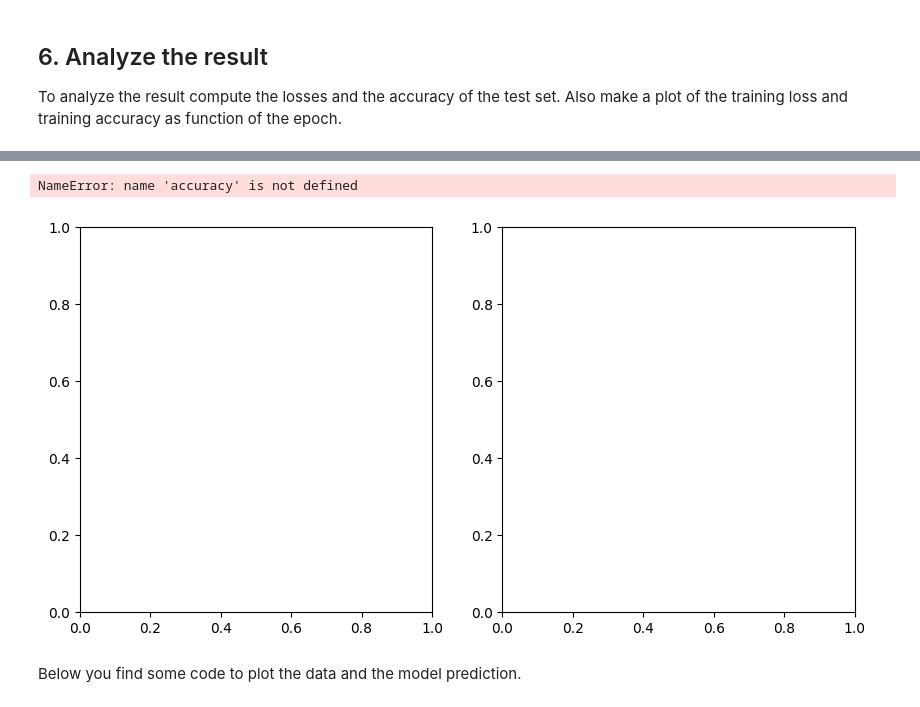
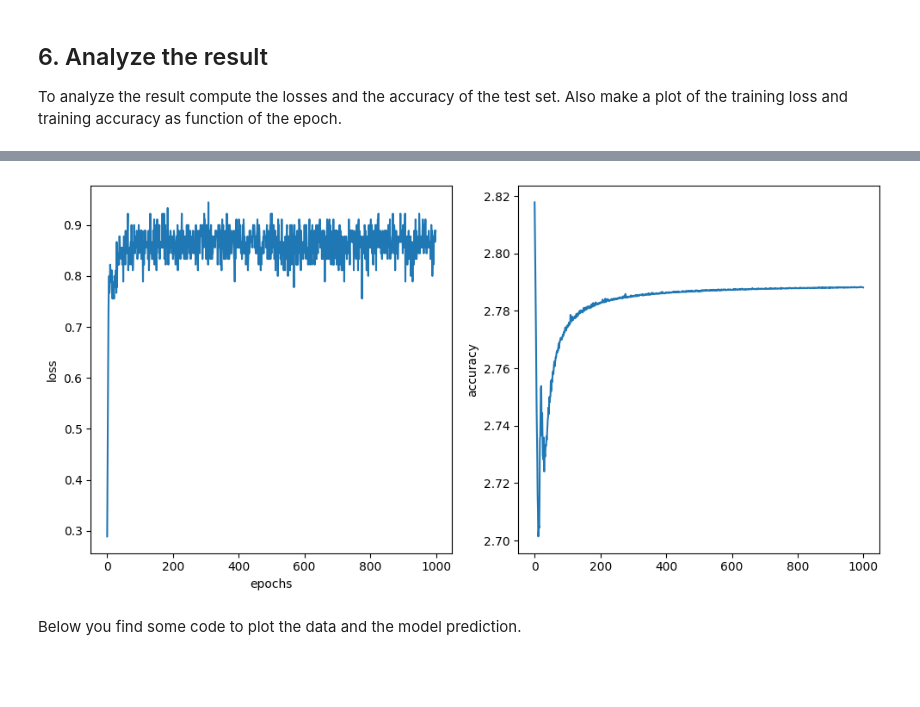
Before and after one commit to mard4/machine-learning, a Jupyter notebook: 5.NN/neural_network_part1_dangelo.ipynb, the cells around one changed output, grey strips where cells are left out. Drawn from its saved outputs; the diff is of its cells as text; code cells hidden in the pictures; blank space fills up the shorter version.

```diff
--- a/5.NN/neural_network_part1_dangelo.ipynb
+++ b/5.NN/neural_network_part1_dangelo.ipynb
@@ -43,16 +43,19 @@ The matrix $\textbf Y$ contains the one-hot encoded labels $\textbf y_i$ of the
 # %%
 #create feature matrix
 X = data[:,:2]
-print(X.shape)
+print("X shape: ",X.shape)
 
 #apply feature scaling to the matix
 from sklearn.preprocessing import StandardScaler, OneHotEncoder
 scaler = StandardScaler()
 X = scaler.fit_transform(X)
+X=X.T
+##print(X)
 
 #create one-hot encoded Y matrix
-#print( "prima",data[:,2].reshape(-1,1))
-Y = data[:,2].reshape(-1,1)
+Y = data[:,2]
 Y = np.eye(2)[Y.astype(int)]
-# print("dopo",Y[0])
+Y=Y.T
+###print(Y)
+print("Y shape: ",Y.shape)
 # %% [output]
@@ -63,7 +67,8 @@ Next you need to split $X$ and $Y$ in a training set (data used to train the net
 # create a train and test dataset with size-ratio 9:1
 from sklearn.model_selection import train_test_split
 
-X_train, X_test, Y_train, Y_test = train_test_split(X, Y, test_size=0.1, random_state=42)
+X_train, X_test, Y_train, Y_test = train_test_split(X.T, Y.T, test_size=0.1, random_state=42)
+X_train, X_test, Y_train, Y_test = X_train.T, X_test.T, Y_train.T, Y_test.T
 
 print(f"X_train shape: {X_train.shape}")
 print(f"X_test shape: {X_test.shape}")
@@ -106,7 +111,7 @@ def sigmoid(z):
     """
 
     '''YOUR CODE GOES HERE '''
-    z = np.float64(z)
+    #z = np.float64(z)
     return 1 / (1 + np.exp(-z))
 
 
@@ -145,8 +150,8 @@ def softmax(z):
 
     '''YOUR CODE GOES HERE '''
 
-    exp_z = np.exp(z- np.max(z, axis=1))
-    return exp_z / np.sum(exp_z, axis=1)
+    exp_z = np.exp(z - np.max(z, axis=1, keepdims=True))
+    return exp_z / np.sum(exp_z, axis=1, keepdims=True)
 # %% [markdown]
 ### Initalize the weights and biases
 The layers are denoted with $l$. Our NN has an input layer ($l=0$), an output layer ($l=L=2$) and a hidden layer ($l=1$).
@@ -171,11 +176,11 @@ n2 = 2
 # no weights and biases
 
 # hidden layer (l=1)
-W1 = np.random.rand(n1,n0) * 0.01
+W1 = np.random.normal(scale=np.sqrt(1/n0), size=(n1,n0))
 b1 = np.zeros((n1,1))
 
 # output layer (l=2)
-W2 = np.random.rand(n2,n1) * 0.01
+W2 = np.random.normal(scale=np.sqrt(1/n1), size=(n2,n1))
 b2 = np.zeros((n2,1))
 # %% [markdown]
 ## 5. Train the NN
@@ -263,19 +315,21 @@ To analyze the result compute the losses and the accuracy of the test set. Also
 # %%
 # plot the loss and accuracy as function of the epoch number
 '''YOUR CODE GOES HERE '''
 
 fig, (ax1, ax2) = plt.subplots(1, 2, figsize=(10, 5))
-ax1 = plt.plot(accuracy)
-ax1 = plt.xlabel('epochs')
-ax1= plt.ylabel('loss')
-ax2 = plt.plot(loss)
-ax1 = plt.xlabel('epochs')
-ax1= plt.ylabel('accuracy')
+ax1.plot(train_accuracies)
+ax1.set_xlabel('epochs')
+ax1.set_ylabel('loss')
 
-#plotdata(X1, y1, theta)
+ax2.plot(train_losses)
+ax1.set_xlabel('epochs')
+ax2.set_ylabel('accuracy')
+
+plt.tight_layout()
+plt.show()
+# plotdata(X1, y1, theta)
 # %% [output]
-NameError: name 'accuracy' is not defined
-[figure, old version]
+[figure, new version]
 # %% [markdown]
 Below you find some code to plot the data and the model prediction.
 # %%
```
Also changed, not shown: parts of 6 cells of this notebook.
